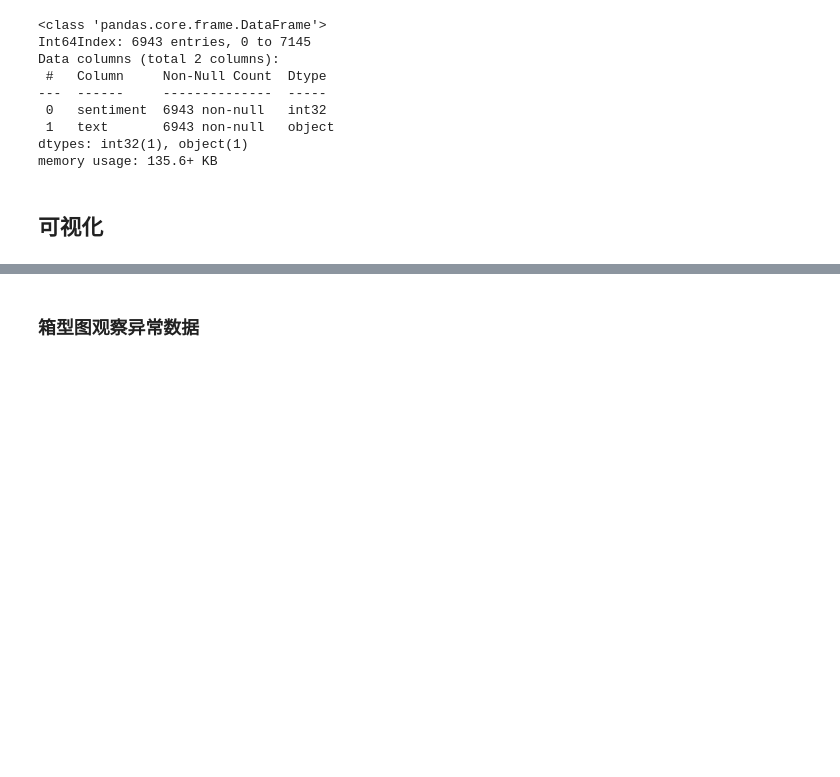
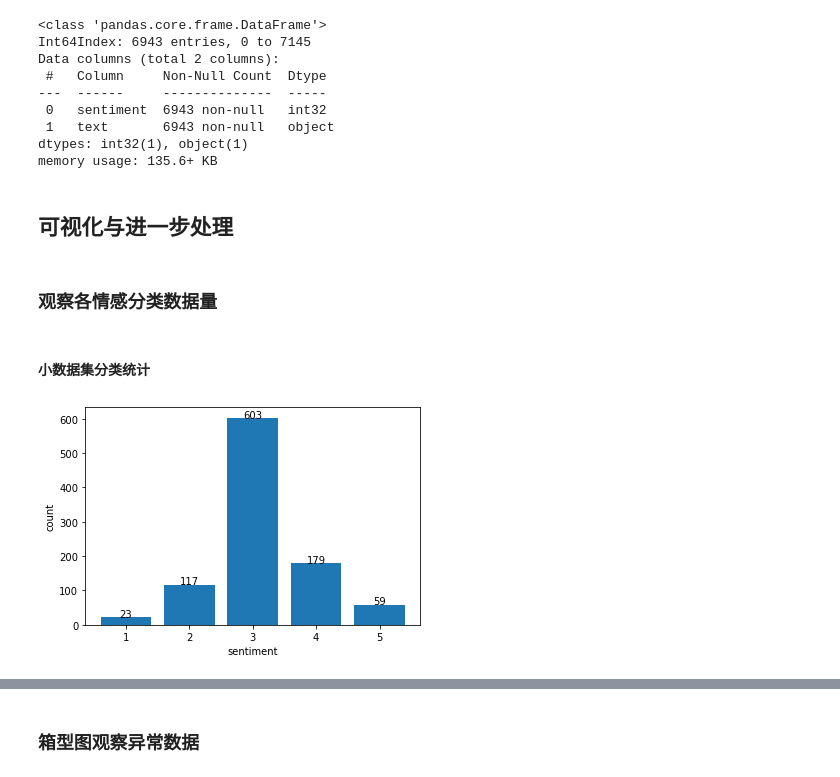
Before and after one commit to cauchy221/BUPT-ML-FinalProject, a Jupyter notebook: data_preprocess.ipynb, the cells around one changed output, grey strips where cells are left out. Cells and saved outputs as stored; diff of their text form; code cells hidden in the pictures; blank space fills up the shorter version.

```diff
--- a/data_preprocess.ipynb
+++ b/data_preprocess.ipynb
@@ -82,7 +84,7 @@ Data columns (total 2 columns):
 dtypes: int32(1), object(1)
 memory usage: 135.6+ KB
 # %% [markdown]
-## 可视化
+## 可视化与进一步处理
 # %%
 import matplotlib.pyplot as plt
 import seaborn as sns
@@ -91,3 +93,21 @@ from scipy import stats
 # 忽略所有警告（比如，绘制箱型图有警告）
 import warnings
 warnings.filterwarnings("ignore")
+# %% [markdown]
+### 观察各情感分类数据量
+# %% [markdown]
+#### 小数据集分类统计
+# %%
+x = [1,2,3,4,5]
+y = []
+for i in range(1,6):
+    y.append(df_train_small[df_train_small['sentiment']==i]['sentiment'].count())
+
+plt.bar(x, y)
+plt.xlabel('sentiment')
+plt.ylabel('count')
+for a,b,i in zip(x, y, range(len(x))):
+    plt.text(a, b + 0.01, y[i], ha='center', fontsize=10)
+plt.show()
+# %% [output]
+[figure, added]
```
Also changed, not shown: parts of 13 cells of this notebook, 11 other files.
